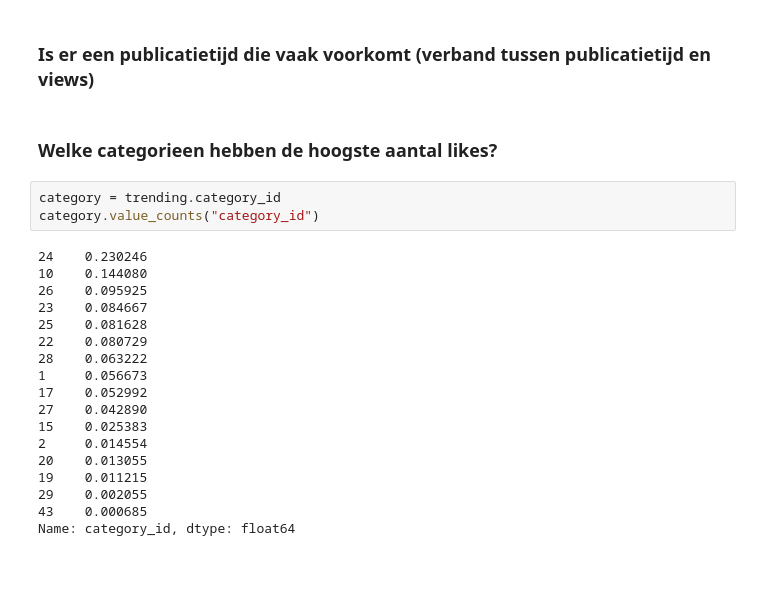
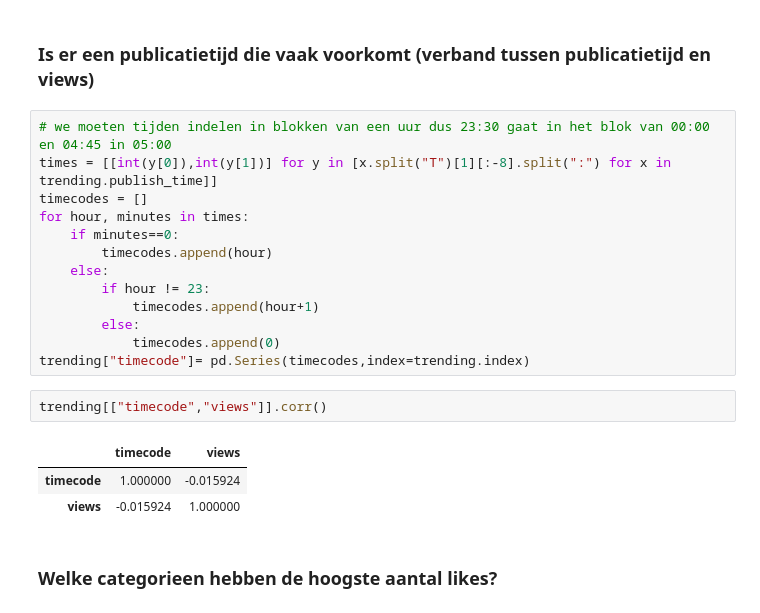
Before and after one commit to SandervWickeren/DataScience_YouTube, a Jupyter notebook: Project-YouTube.ipynb, the cells around one changed output. Drawn from its saved outputs; the diff is of its cells as text; blank space fills up the shorter version.

```diff
--- a/Project-YouTube.ipynb
+++ b/Project-YouTube.ipynb
@@ -188,26 +189,24 @@ holidayTrends.views.sum()/holidayTrends.views.count()>trending.views.mean()
 False
 # %% [markdown]
 ### Is er een publicatietijd die vaak voorkomt (verband tussen publicatietijd en views)
+# %%
+# we moeten tijden indelen in blokken van een uur dus 23:30 gaat in het blok van 00:00 en 04:45 in 05:00
+times = [[int(y[0]),int(y[1])] for y in [x.split("T")[1][:-8].split(":") for x in trending.publish_time]]
+timecodes = []
+for hour, minutes in times:
+    if minutes==0:
+        timecodes.append(hour)
+    else:
+        if hour != 23:
+            timecodes.append(hour+1)
+        else:
+            timecodes.append(0)
+trending["timecode"]= pd.Series(timecodes,index=trending.index)
+# %%
+trending[["timecode","views"]].corr()
+# %% [output]
+|  | timecode | views |
+| timecode | 1.000000 | -0.015924 |
+| views | -0.015924 | 1.000000 |
 # %% [markdown]
 ### Welke categorieen hebben de hoogste aantal likes?
-# %%
-category = trending.category_id
-category.value_counts("category_id")
-# %% [output]
-24    0.230246
-10    0.144080
-26    0.095925
-23    0.084667
-25    0.081628
-22    0.080729
-28    0.063222
-1     0.056673
-17    0.052992
-27    0.042890
-15    0.025383
-2     0.014554
-20    0.013055
-19    0.011215
-29    0.002055
-43    0.000685
-Name: category_id, dtype: float64
```
Also changed, not shown: parts of 6 cells of this notebook, 1 other file.
